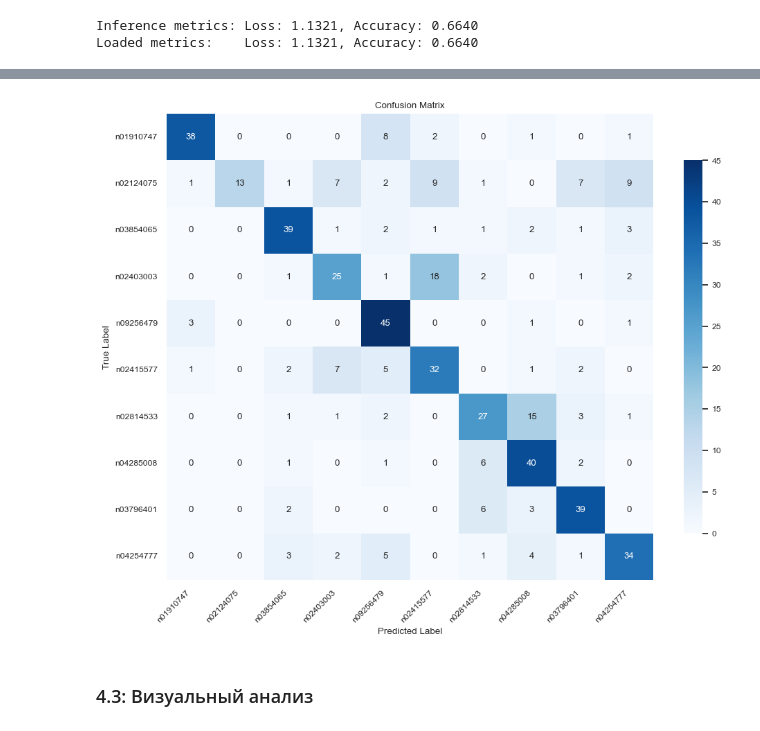
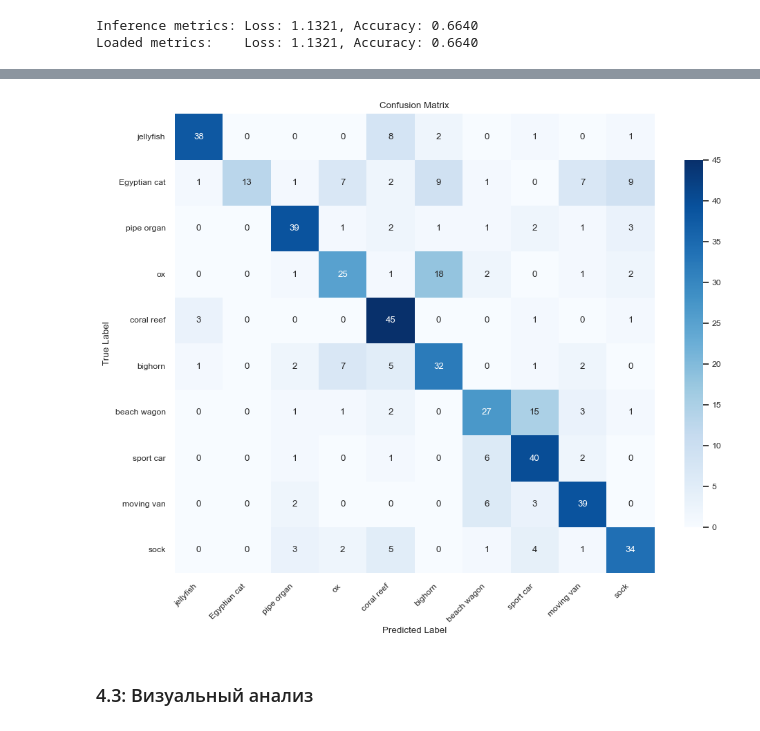
Before and after one commit to romangorbunov91/ResNet18, a Jupyter notebook: main_notebook.ipynb, the cells around one changed output, grey strips where cells are left out. Drawn from its saved outputs; the diff is of its cells as text; code cells hidden in the pictures.

```diff
--- a/main_notebook.ipynb
+++ b/main_notebook.ipynb
@@ -371,16 +370,23 @@ Loaded metrics:    Loss: 1.1321, Accuracy: 0.6640
 # %%
+df = pd.read_csv(r'src/hyperparameters/selected_classes_id.csv', index_col='wordnet_id')
+
 precision, recall, f1, support = precision_recall_fscore_support(
     all_targets, all_preds, average=None, zero_division=0
 )
 
-# Если у вас есть названия классов (например, из selected_classes или через dataset.class_to_idx),
-# вы можете их использовать. Иначе просто используем индексы.
-class_names = selected_classes if selected_classes else [f"Class_{i}" for i in range(n_classes)]
+class_names = df.loc[selected_classes]['classname'].tolist()
 
-# Вывод в виде таблицы
-print("\nPer-class metrics:")
-print(f"{'Class':<15} {'Precision':<10} {'Recall':<10} {'F1-score':<10} {'Support':<10}")
-print("-" * 60)
-for i, class_name in enumerate(class_names):
-    print(f"{class_name:<15} {precision[i]:<10.4f} {recall[i]:<10.4f} {f1[i]:<10.4f} {support[i]:<10}")
+metrics_df = pd.DataFrame({
+    'wordnet_id': selected_classes,
+    'classname': class_names,
+    'Precision': precision,
+    'Recall': recall,
+    'F1-score': f1,
+    'Support': support
+})
+
+float_cols = ['Precision', 'Recall', 'F1-score']
+for col in float_cols:
+    metrics_df[col] = metrics_df[col].apply(lambda x: f"{x:.4f}")
+print(metrics_df)
 # %% [output]
@@ -400,30 +438,30 @@ n04254777       0.6667     0.6800     0.6733     50
 # %%
-cm = confusion_matrix(all_targets, all_preds, labels=range(n_classes))
+cm = confusion_matrix(all_targets, all_preds, labels=range(len(selected_classes)))
 plt.figure(figsize=(10, 8))
 sns.set(font_scale=0.8)
 sns.heatmap(
     cm,
     annot=True,
     fmt='d',
     cmap='Blues',
     xticklabels=class_names,
     yticklabels=class_names,
     cbar_kws={'shrink': 0.8}
 )
 plt.title('Confusion Matrix')
 plt.xlabel('Predicted Label')
 plt.ylabel('True Label')
 plt.xticks(rotation=45, ha='right')
 plt.yticks(rotation=0)
 plt.tight_layout()
 
 # Сохранение (опционально)
 #cm_save_path = log_dir / f"{model_name}_confusion_matrix.png"
 #plt.savefig(cm_save_path, dpi=150)
 
 plt.show()
 # %% [output]
-[figure, old version]
+[figure, new version]
 # %% [markdown]
 ### 4.3: Визуальный анализ
 # %% [markdown]
```
Also changed, not shown: parts of 8 cells of this notebook, 1 other file.
